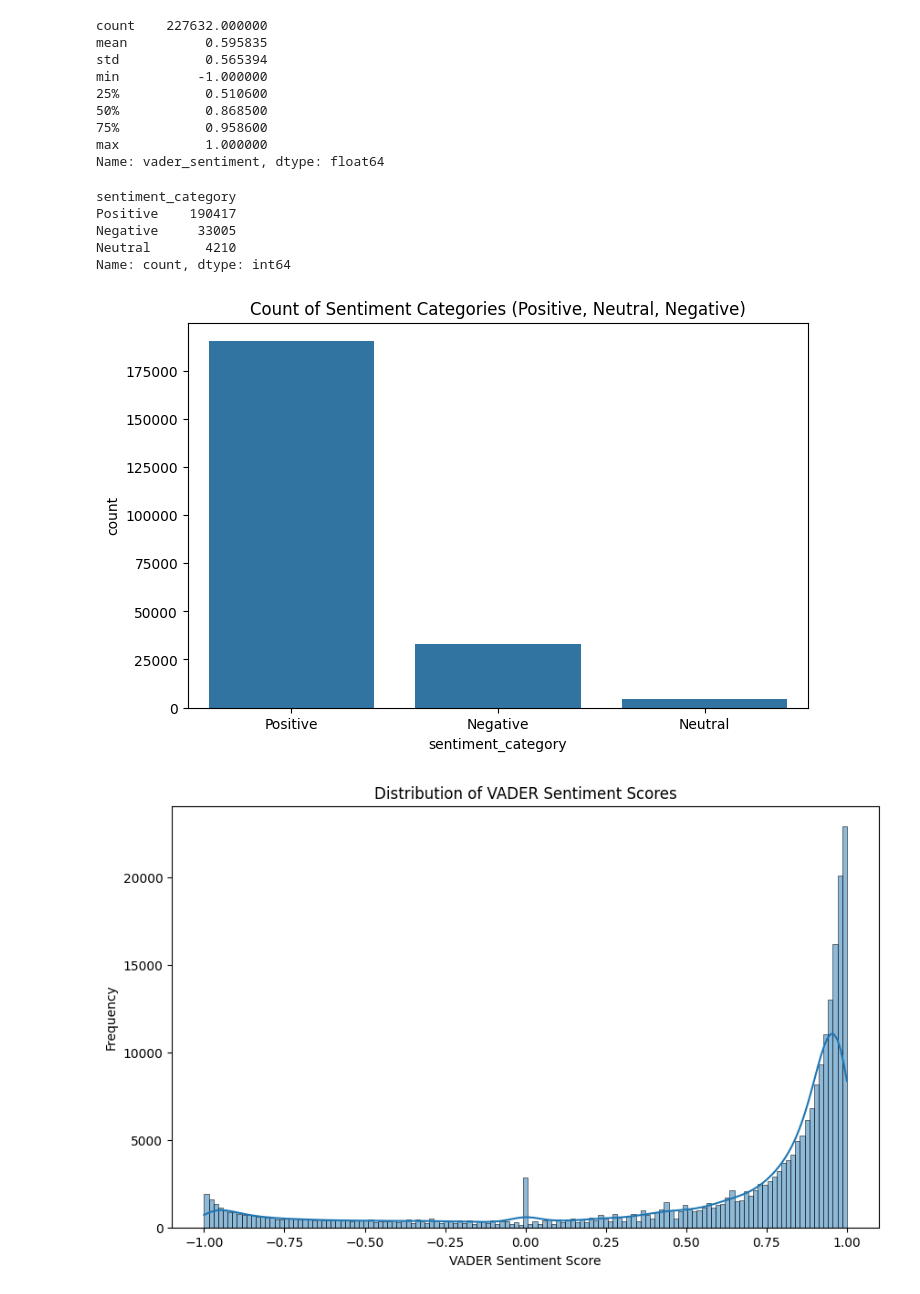
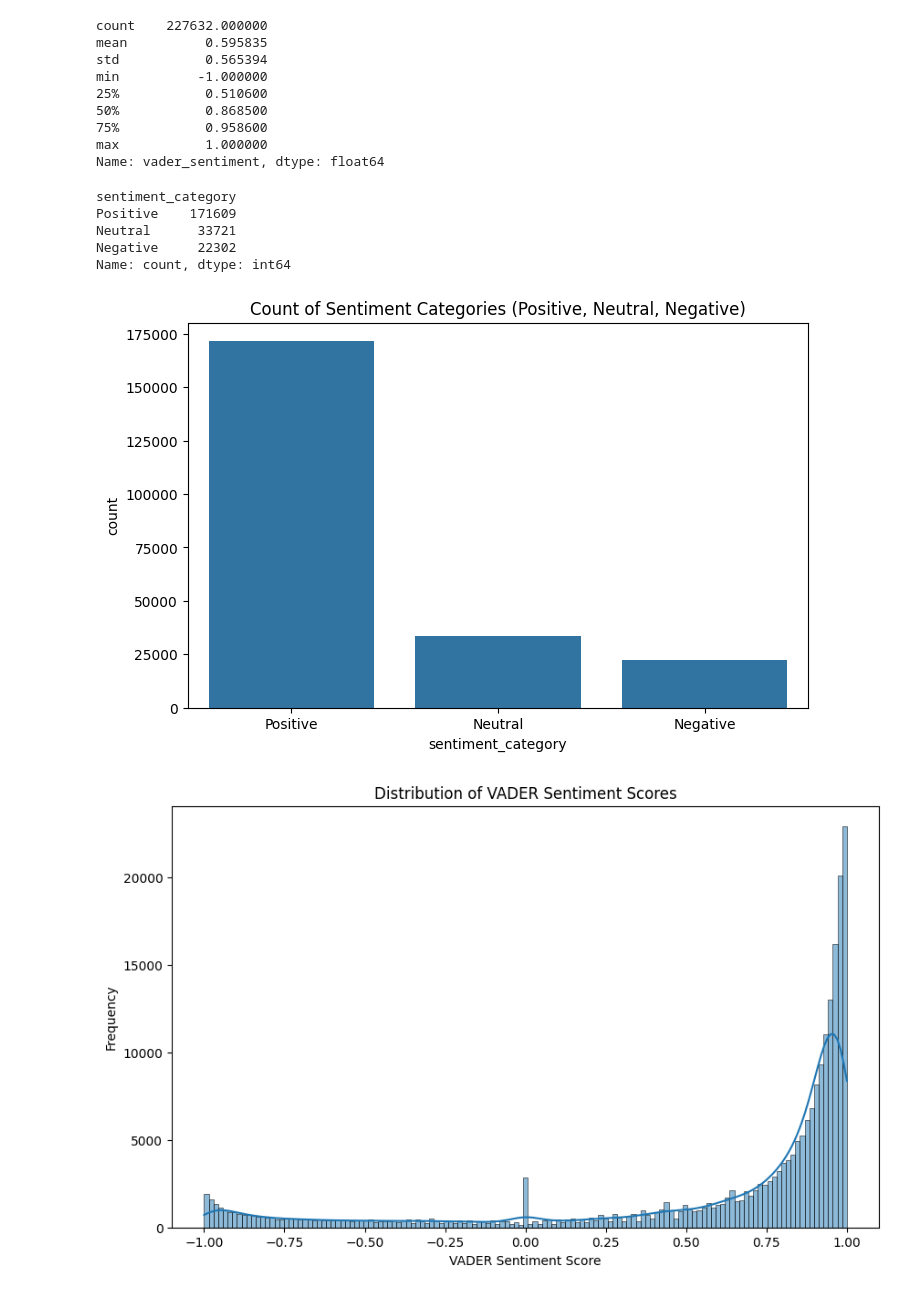
Before and after one commit to Monty-2003/DS_project1, a Jupyter notebook: SCRIPTS/sentiment_analysis.ipynb, the cells around one changed output. Drawn from its saved outputs; the diff is of its cells as text; code cells hidden in the pictures.

Commit message:
Refining plots

```diff
--- a/SCRIPTS/sentiment_analysis.ipynb
+++ b/SCRIPTS/sentiment_analysis.ipynb
@@ -47,31 +47,31 @@ Name: vader_sentiment, dtype: float64
 # %%
 # Categorize reviews into positive, neutral, or negative based on VADER sentiment
 def categorize_sentiment(score):
-    if score > 0.05:
+    if score > 0.5:
         return 'Positive'
-    elif score < -0.05:
+    elif score < -0.5:
         return 'Negative'
     else:
         return 'Neutral'
 
 merged_data['sentiment_category'] = merged_data['vader_sentiment'].apply(categorize_sentiment)
 
 # Display the count of each sentiment category
 sentiment_counts = merged_data['sentiment_category'].value_counts()
 print(sentiment_counts)
 
 
 plt.figure(figsize=(8, 5))
 sns.countplot(x='sentiment_category', data=merged_data)
 plt.title('Count of Sentiment Categories (Positive, Neutral, Negative)')
 plt.show()
 # %% [output]
 sentiment_category
-Positive    190417
-Negative     33005
-Neutral       4210
+Positive    171609
+Neutral      33721
+Negative     22302
 Name: count, dtype: int64
-[figure, old version]
+[figure, new version]
 # %%
 plt.figure(figsize=(10, 6))
 sns.histplot(merged_data['vader_sentiment'], kde=True)
```
Also changed, not shown: parts of 1 cell of this notebook.
